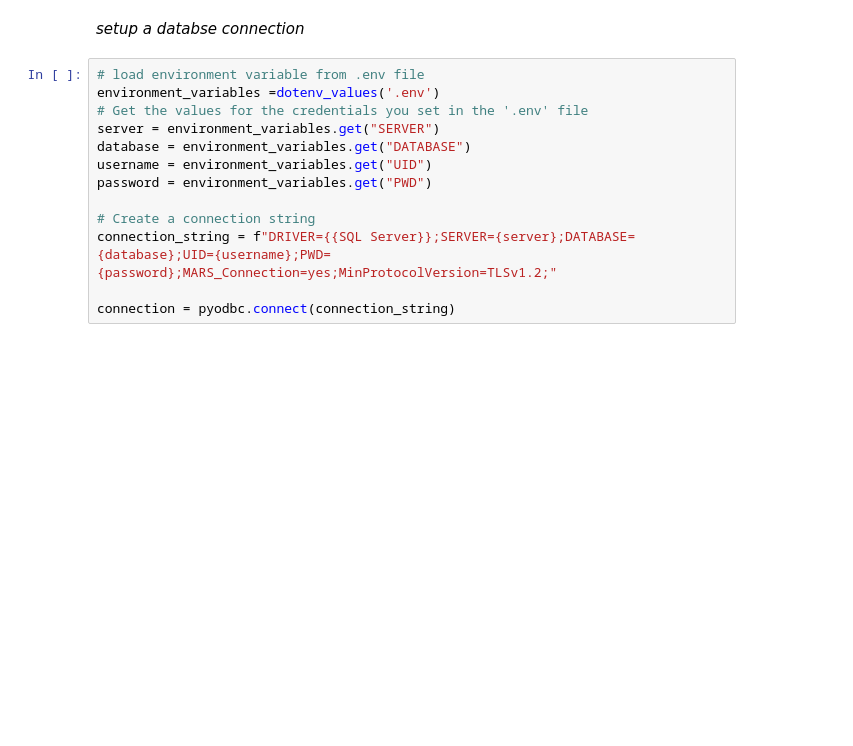
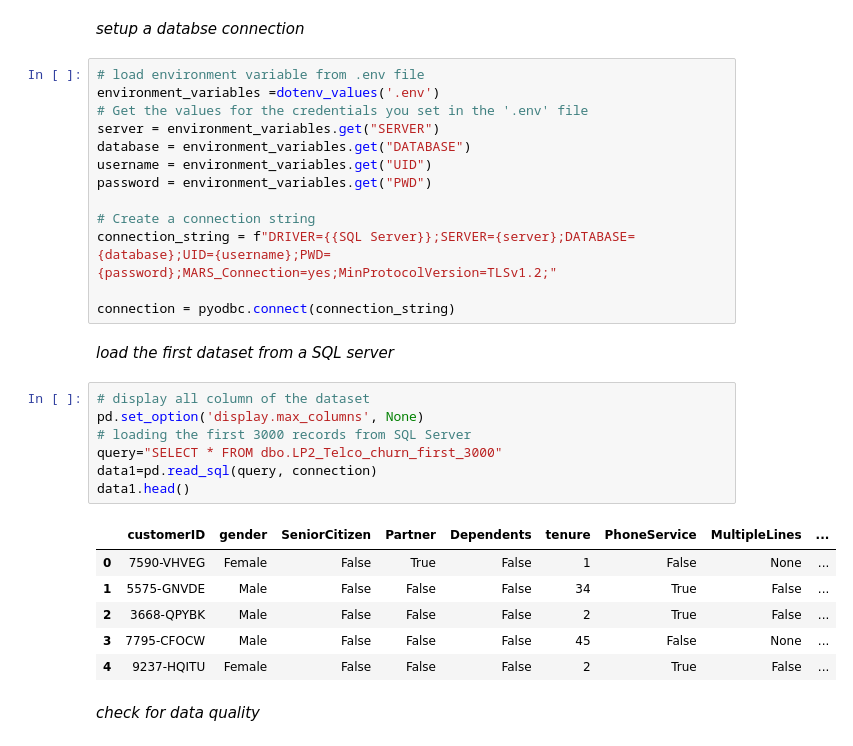
Before and after one commit to zeemanzak/CUSTOMER-CHUN-PREDICTION-AT-VODAFONE-CORPORATION, a Jupyter notebook: notebook/main.ipynb, the cells around one changed output. Saved outputs shown, nothing was run; the diff lists cells and outputs as text; blank space fills up the shorter version.

```diff
--- a/notebook/main.ipynb
+++ b/notebook/main.ipynb
@@ -120,3 +123,21 @@ password = environment_variables.get("PWD")
 connection_string = f"DRIVER={{SQL Server}};SERVER={server};DATABASE={database};UID={username};PWD={password};MARS_Connection=yes;MinProtocolVersion=TLSv1.2;"
 
 connection = pyodbc.connect(connection_string)
+# %% [markdown]
+*load the first dataset from a SQL server*
+# %%
+# display all column of the dataset
+pd.set_option('display.max_columns', None)
+# loading the first 3000 records from SQL Server
+query="SELECT * FROM dbo.LP2_Telco_churn_first_3000"
+data1=pd.read_sql(query, connection)
+data1.head()
+# %% [output]
+|  | customerID | gender | SeniorCitizen | Partner | Dependents | tenure | PhoneService | MultipleLines | ... |
+| 0 | 7590-VHVEG | Female | False | True | False | 1 | False | None | ... |
+| 1 | 5575-GNVDE | Male | False | False | False | 34 | True | False | ... |
+| 2 | 3668-QPYBK | Male | False | False | False | 2 | True | False | ... |
+| 3 | 7795-CFOCW | Male | False | False | False | 45 | False | None | ... |
+| 4 | 9237-HQITU | Female | False | False | False | 2 | True | False | ... |
+# %% [markdown]
+*check for data quality*
```
Also changed, not shown: parts of 29 cells of this notebook.
